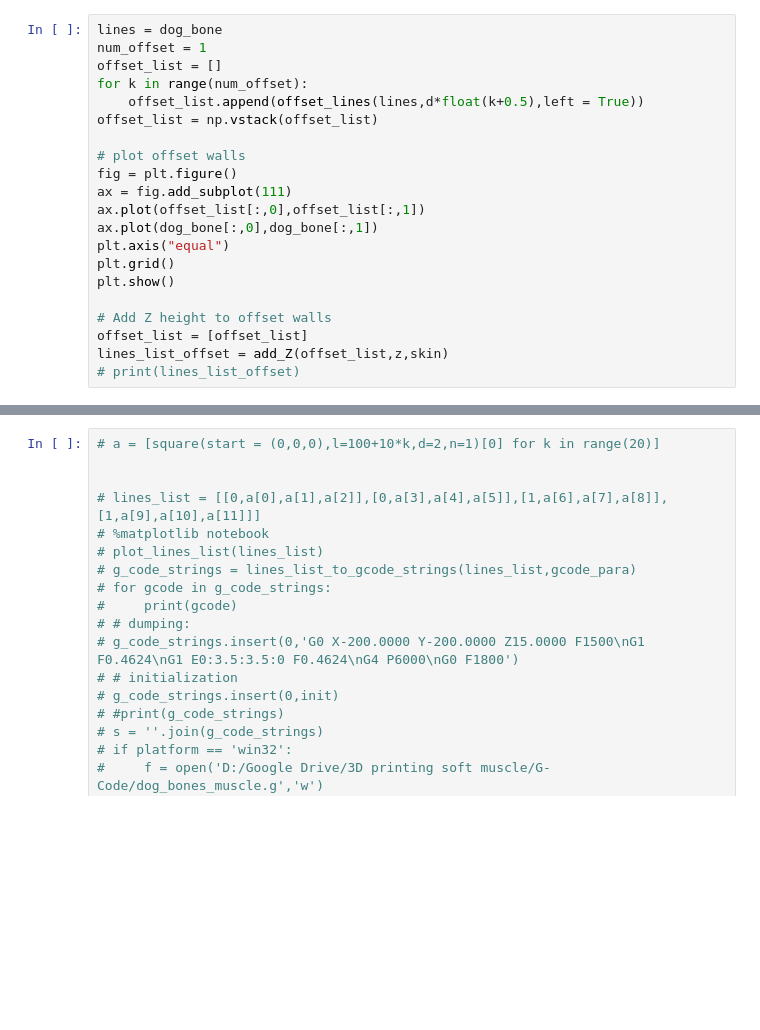
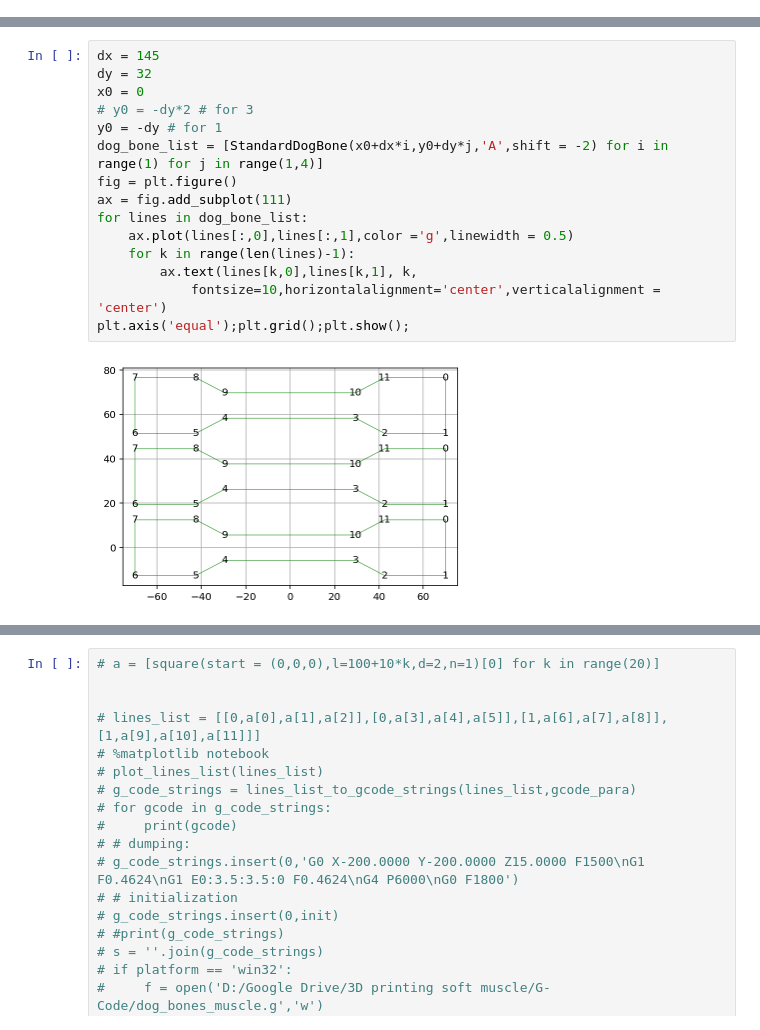
Before and after one commit to ZhangHang1816/Soft-Muscle-Printing, a Jupyter notebook: Path_planner.ipynb, the cells around one changed output, grey strips where cells are left out. Cells and saved outputs as stored; diff of their text form; blank space fills up the shorter version.

```diff
--- a/Path_planner.ipynb
+++ b/Path_planner.ipynb
@@ -292,21 +202,0 @@ def optimize_horz_path(dog_bone,d,z,tool):
-# %%
-lines = dog_bone
-num_offset = 1
-offset_list = []
-for k in range(num_offset):
-    offset_list.append(offset_lines(lines,d*float(k+0.5),left = True))
-offset_list = np.vstack(offset_list)
-
-# plot offset walls
-fig = plt.figure()
-ax = fig.add_subplot(111)
-ax.plot(offset_list[:,0],offset_list[:,1])
-ax.plot(dog_bone[:,0],dog_bone[:,1])
-plt.axis("equal")
-plt.grid()
-plt.show()
-
-# Add Z height to offset walls
-offset_list = [offset_list]
-lines_list_offset = add_Z(offset_list,z,skin)
-# print(lines_list_offset)
@@ -330,0 +255,17 @@ def Optimize_muscle_tool_path(lines_list,z,num_layers):
+# %%
+dx = 145
+dy = 32
+x0 = 0
+# y0 = -dy*2 # for 3
+y0 = -dy # for 1
+dog_bone_list = [StandardDogBone(x0+dx*i,y0+dy*j,'A',shift = -2) for i in range(1) for j in range(1,4)]
+fig = plt.figure()
+ax = fig.add_subplot(111)
+for lines in dog_bone_list:
+    ax.plot(lines[:,0],lines[:,1],color ='g',linewidth = 0.5)
+    for k in range(len(lines)-1):
+        ax.text(lines[k,0],lines[k,1], k,
+            fontsize=10,horizontalalignment='center',verticalalignment = 'center')
+plt.axis('equal');plt.grid();plt.show();
+# %% [output]
+[figure, added]
```
Also changed, not shown: parts of 34 cells of this notebook, 16 other files.
